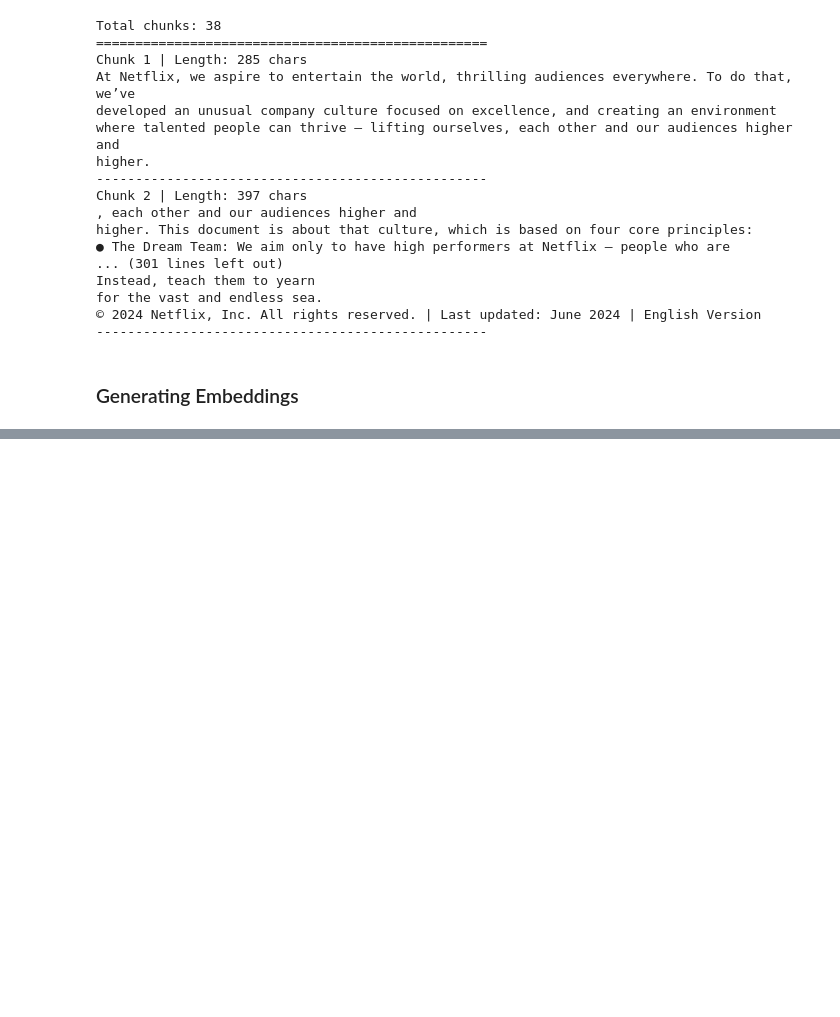
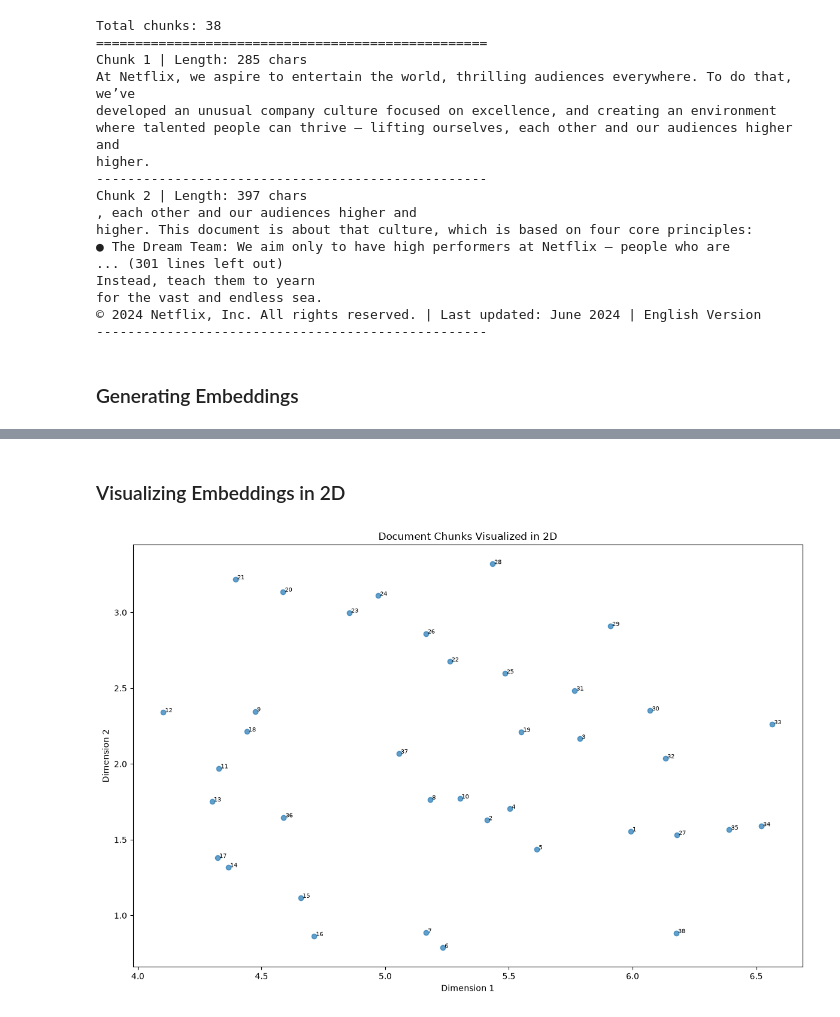
Before and after one commit to PA1393/ai-engineering-sds, a Jupyter notebook: Week-4/RAG.ipynb, the cells around one changed output, grey strips where cells are left out. Saved outputs shown, nothing was run; the diff lists cells and outputs as text; code cells hidden in the pictures; blank space fills up the shorter version.

```diff
--- a/Week-4/RAG.ipynb
+++ b/Week-4/RAG.ipynb
@@ -311,0 +312,26 @@ print(f"Each embedding has {len(embeddings[0])} dimensions")
+# %% [markdown]
+### Visualizing Embeddings in 2D
+# %%
+import numpy as np
+import matplotlib.pyplot as plt
+from sklearn.manifold import TSNE
+
+embedding_matrix = np.array(embeddings)
+
+tsne = TSNE(n_components=2, random_state=42)
+
+embeddings_2d = tsne.fit_transform(embedding_matrix)
+
+plt.figure(figsize=(12, 8))
+plt.scatter(embeddings_2d[:, 0], embeddings_2d[:, 1], alpha=0.7)
+
+for i, (x, y) in enumerate(embeddings_2d):
+    plt.annotate(f" {i+1}", (x, y), fontsize=7)
+
+plt.title("Document Chunks Visualized in 2D")
+plt.xlabel("Dimension 1")
+plt.ylabel("Dimension 2")
+plt.tight_layout()
+plt.show()
+# %% [output]
+[figure, added]
```
Also changed, not shown: parts of 13 cells of this notebook, 2 other files.
